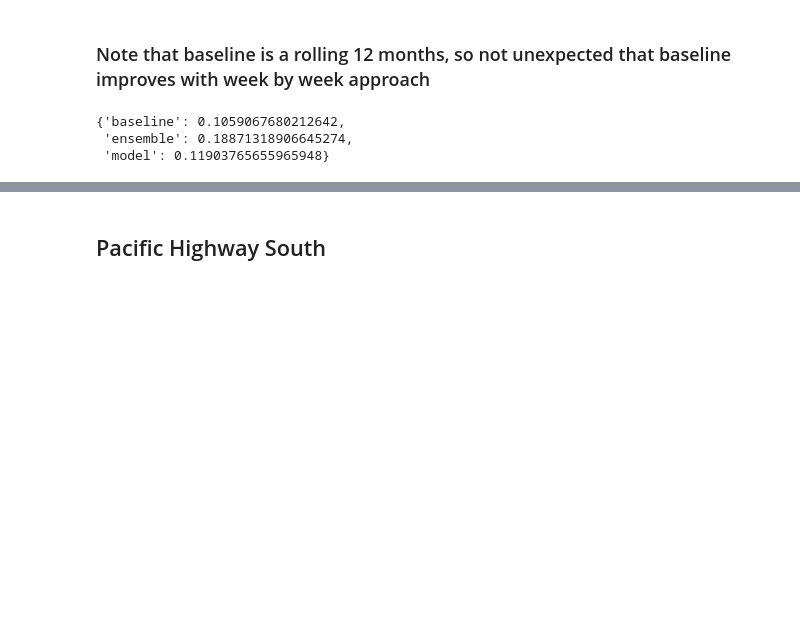
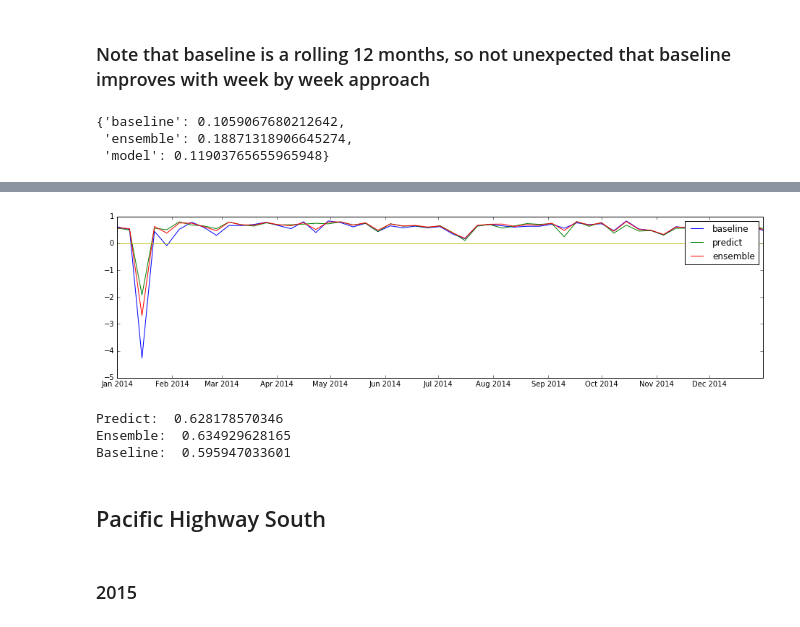
Before and after one commit to jngseattle/BorderCrossing, a Jupyter notebook: code/Model-v2.1-Predict_pre2016.ipynb, the cells around one changed output, grey strips where cells are left out. Cells and saved outputs as stored; diff of their text form; code cells hidden in the pictures; blank space fills up the shorter version.

Commit message:
Predict and insert southbound data before 2016

```diff
--- a/code/Model-v2.1-Predict_pre2016.ipynb
+++ b/code/Model-v2.1-Predict_pre2016.ipynb
@@ -65,11 +65,11 @@ def plot_scores(df):
     plt.axhline(0, color='y')
     plt.legend();
 
-def results_df(models):
-    predict = pd.Series().append([model.y_predict for key, model in trained_1.items()]).sort_index()
-    ensemble = pd.Series().append([model.ensemble() for key, model in trained_1.items()]).sort_index()
-    baseline = pd.Series().append([model.baseline() for key, model in trained_1.items()]).sort_index()
-    actual = pd.Series().append([model.actual for key, model in trained_1.items()]).sort_index()
+def results_df(trained_models):
+    predict = pd.Series().append([model.y_predict for key, model in trained_models.items()]).sort_index()
+    ensemble = pd.Series().append([model.ensemble() for key, model in trained_models.items()]).sort_index()
+    baseline = pd.Series().append([model.baseline() for key, model in trained_models.items()]).sort_index()
+    actual = pd.Series().append([model.actual for key, model in trained_models.items()]).sort_index()
 
     df = pd.DataFrame()
     df['predict'] = predict
@@ -83,6 +83,20 @@ def print_r2(results):
     print 'Predict: ', r2_score(actual, results.predict[actual.index])
     print 'Ensemble: ', r2_score(actual, results.ensemble[actual.index])
     print 'Baseline: ', r2_score(actual, results.baseline[actual.index])
+
+# def get_trained(pr, first, last, test_days, exclude):
+def get_trained(pr, exclude):
+    trained = {}
+    test_date = first
+    for date in sorted(pr.keys()):
+        if date not in [str(ex) for ex in exclude]:
+            if pr[date].ready():
+                trained[date] = pr[date].get(1)
+                print date, trained[date].score()
+            else:
+                print date, 'not ready'
+
+    return trained
 # %%
 import os
 from ipyparallel import Client
@@ -159,0 +193,10 @@ full2015.score()
+# %%
+model = ExtraTreesRegressor(n_jobs=-1, n_estimators=96)
+grid = GridSearchCV(model, {})
+
+first = datetime.date(2014, 1, 1)
+last = datetime.date(2015, 1, 1)
+pr1 = run_multiweek(grid, 3, 1, first, last, 7)
+# %%
+exclude = [str(datetime.date(2014,11,19))]
+trained = get_trained(pr1, exclude)
@@ -160,5 +221,22 @@ full2015.score()
+# %%
+scores = score_df(trained)
+plot_scores(scores)
+# %% [output]
+[figure, added]
+# %%
+results = results_df(trained)
+with open('/home/ubuntu/BorderCrossing/data/results_1_2014.pkl', 'w') as f:
+    pickle.dump(results, f)
+
+print_r2(results['2014-1-1':'2015-1-1'])
+# %% [output]
+Predict:  0.628178570346
+Ensemble:  0.634929628165
+Baseline:  0.595947033601
 # %% [markdown]
 ## Pacific Highway South
+# %% [markdown]
+### 2015
 # %%
 model = ExtraTreesRegressor(n_jobs=-1, n_estimators=96)
 grid = GridSearchCV(model, {})
```
Also changed, not shown: parts of 31 cells of this notebook, 1 other file.
